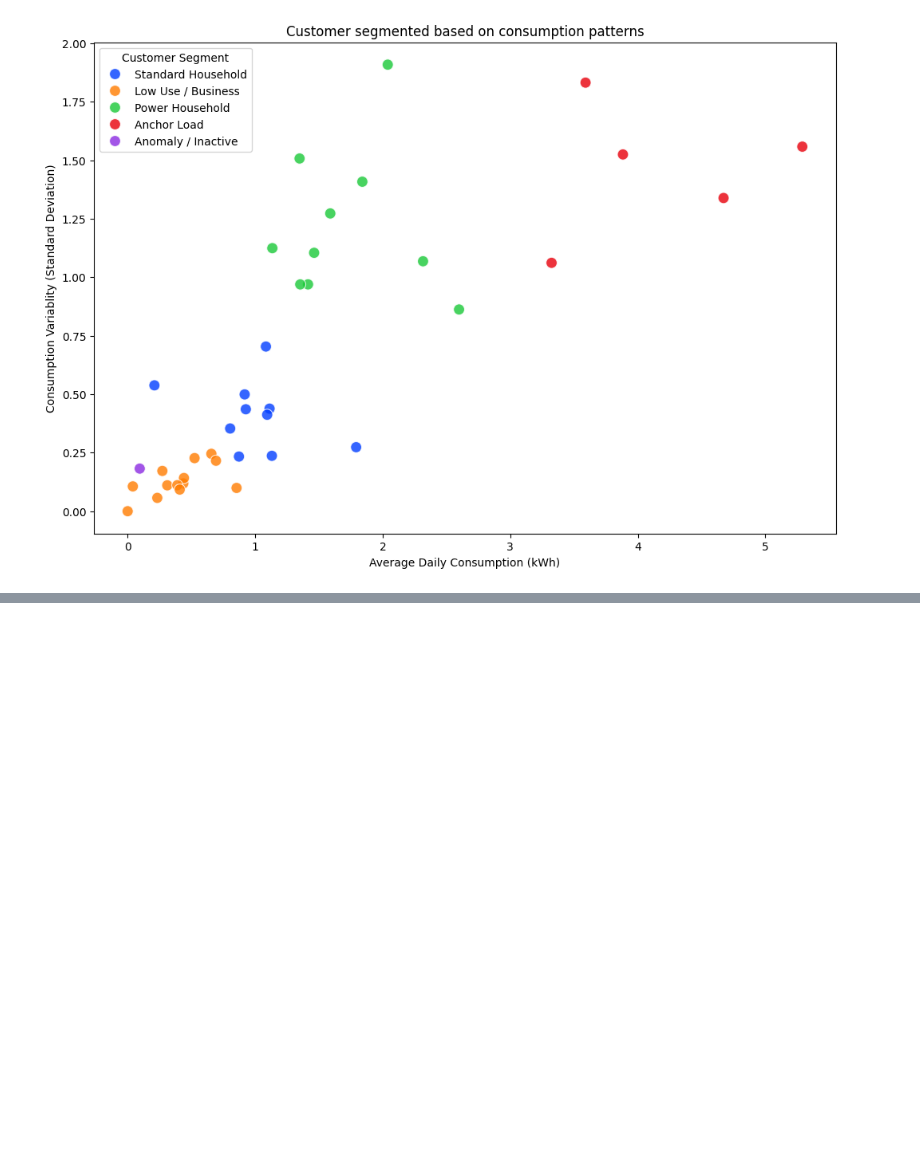
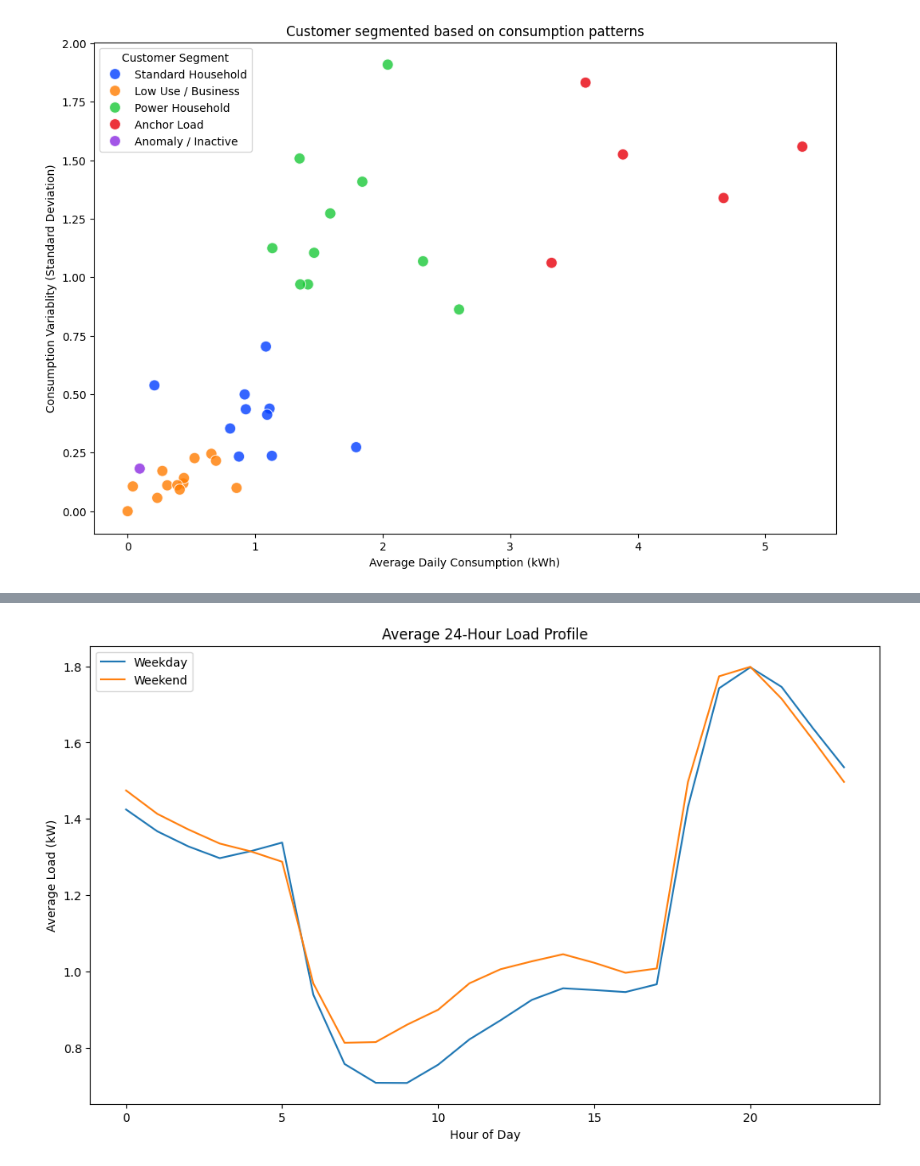
Before and after one commit to MrCupid75/Onaa-Mini-Grid-Customer-Segmentation, a Jupyter notebook: Daily Electricity Usage/main.ipynb, the cells around one changed output, grey strips where cells are left out. Saved outputs shown, nothing was run; the diff lists cells and outputs as text; code cells hidden in the pictures; blank space fills up the shorter version.

Commit message:
average hourly load profile

```diff
--- a/Daily Electricity Usage/main.ipynb
+++ b/Daily Electricity Usage/main.ipynb
@@ -191,0 +184,4 @@ cluster
+# %%
+data_loader_hour = Load_Dataset('2025.06.csv')
+dfh = data_loader_hour.load_data()
+dfh.shape
@@ -191,0 +190,5 @@ cluster
+# %%
+dfh['Timestamp (UTC)'] = pd.to_datetime(dfh['Timestamp (UTC)']).dt.tz_localize(None).dt.strftime('%Y-%m-%d %H:%M:%S')
+
+
+print(dfh['Timestamp (UTC)'].head(10))
@@ -191,0 +207,4 @@ cluster
+# %%
+dfh['Timestamp (UTC)'] = pd.to_datetime(df['Timestamp (UTC)'], format='%Y-%m-%d %H:%M:%S')
+# %%
+dfh['Timestamp (UTC)'] = pd.to_datetime(dfh['Timestamp (UTC)'], format='%Y-%m-%d %H:%M:%S')
@@ -191,0 +224,15 @@ cluster
+# %%
+dfh['Hour'] = dfh['Timestamp (UTC)'].dt.hour
+dfh['is_weekend'] = dfh['Timestamp (UTC)'].dt.dayofweek >= 5
+
+total_hourly_load = dfh.groupby(['Timestamp (UTC)', 'Hour', 'is_weekend'])['Usage Amount'].sum().reset_index()
+
+avg_load_profile = total_hourly_load.groupby(['is_weekend', 'Hour'])['Usage Amount'].mean().unstack(level=0)
+avg_load_profile.columns = ['Weekday', 'Weekend']
+
+avg_load_profile.plot(figsize=(12,7), title='Average 24-Hour Load Profile')
+plt.xlabel('Hour of Day')
+plt.ylabel('Average Load (kW)')
+plt.show()
+# %% [output]
+[figure, added]
```
Also changed, not shown: parts of 5 cells of this notebook, 1 other file.
